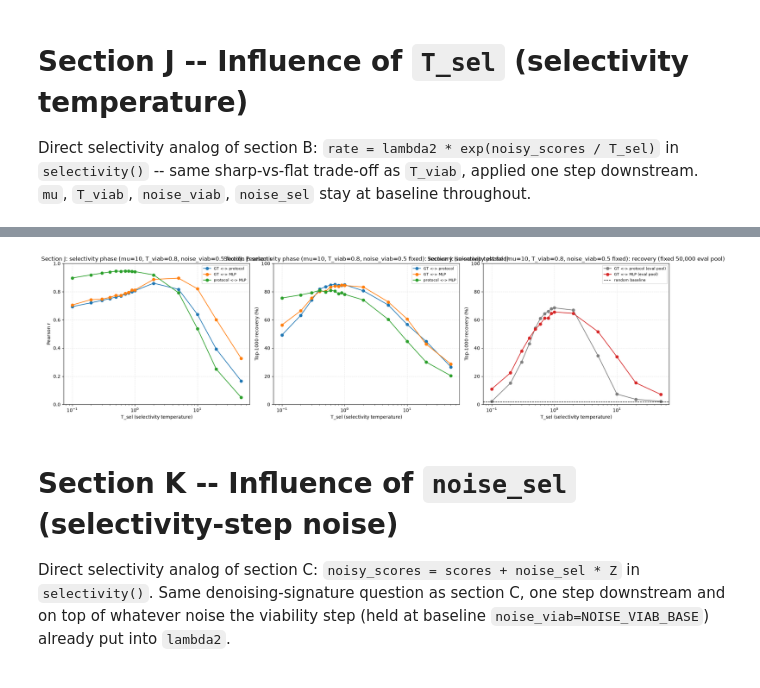
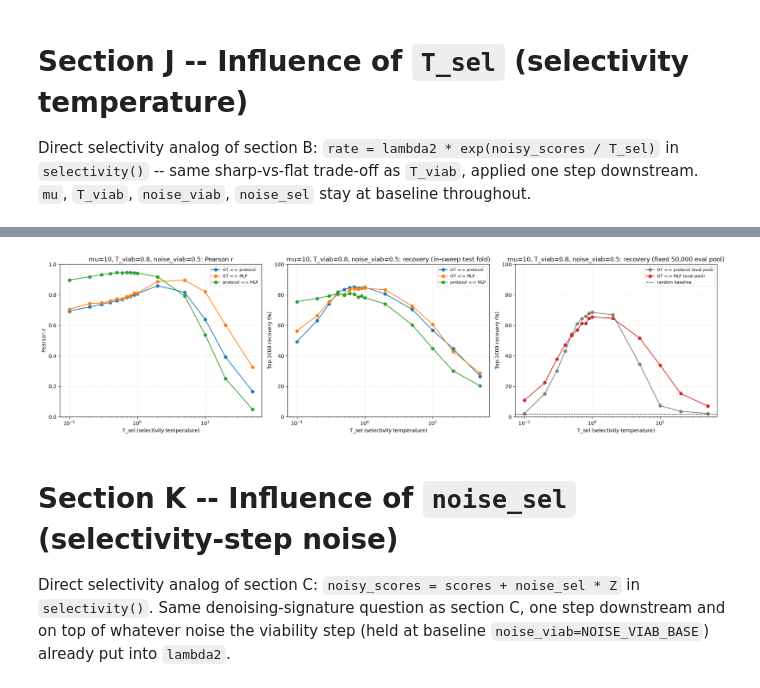
Before and after one commit to merlin-cc/Directed-Evolution-loop, a Jupyter notebook: Modelization_V1/notebooks/analysis of parameters for viability/unified_parameter_sweep.ipynb, the cells around one changed output, grey strips where cells are left out. Cells and saved outputs as stored; diff of their text form; code cells hidden in the pictures.

```diff
--- a/Modelization_V1/notebooks/analysis of parameters for viability/unified_parameter_sweep.ipynb
+++ b/Modelization_V1/notebooks/analysis of parameters for viability/unified_parameter_sweep.ipynb
@@ -1576,9 +1578,9 @@ T_sel_sweep_df
 | 14 | 50.0 | 0.166290 | 0.326303 | 0.049028 | 0.266 | 0.286 | 0.203 | ... |
 # %%
 plot_1d_sweep(T_sel_sweep_df, "T_sel", "T_sel (selectivity temperature)",
-              f"Section J: selectivity phase (mu={MU_BASE}, T_viab={T_VIAB_BASE}, noise_viab={NOISE_VIAB_BASE} fixed)")
+              f"mu={MU_BASE}, T_viab={T_VIAB_BASE}, noise_viab={NOISE_VIAB_BASE}")
 # %% [output]
-[figure, old version]
+[figure, new version]
 # %% [markdown]
 # Section K -- Influence of `noise_sel` (selectivity-step noise)
 
```
Also changed, not shown: parts of 3 cells of this notebook, 6 other files.
